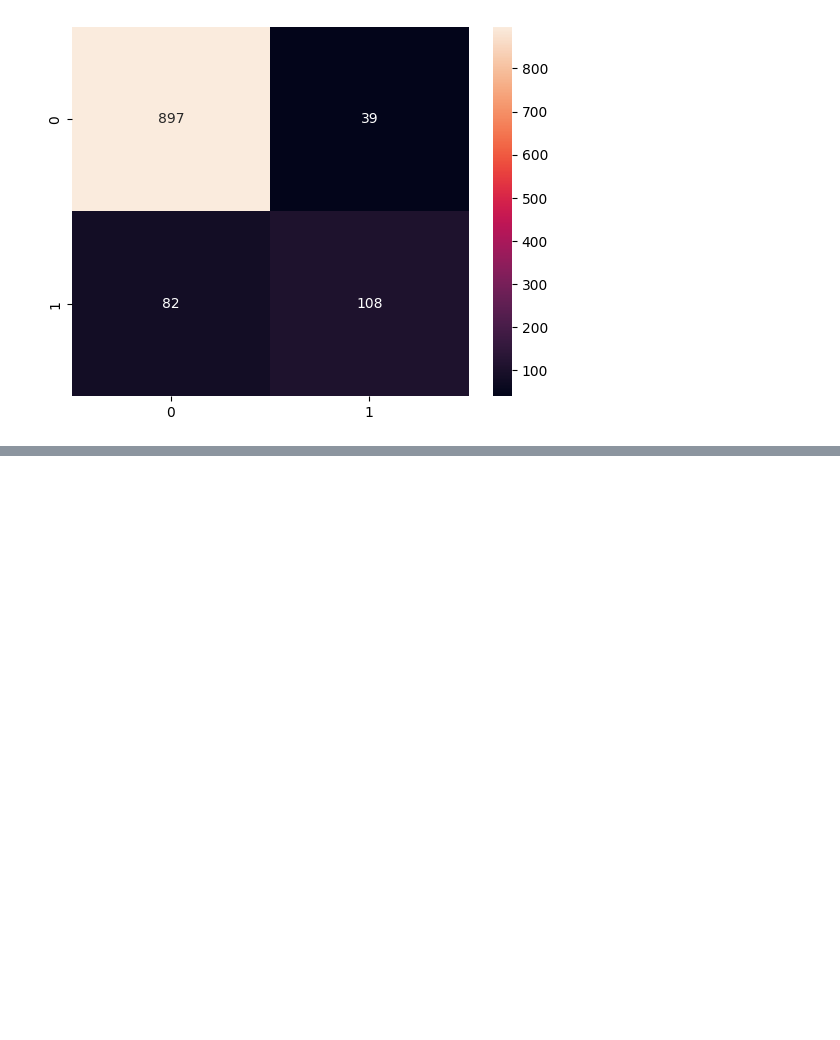
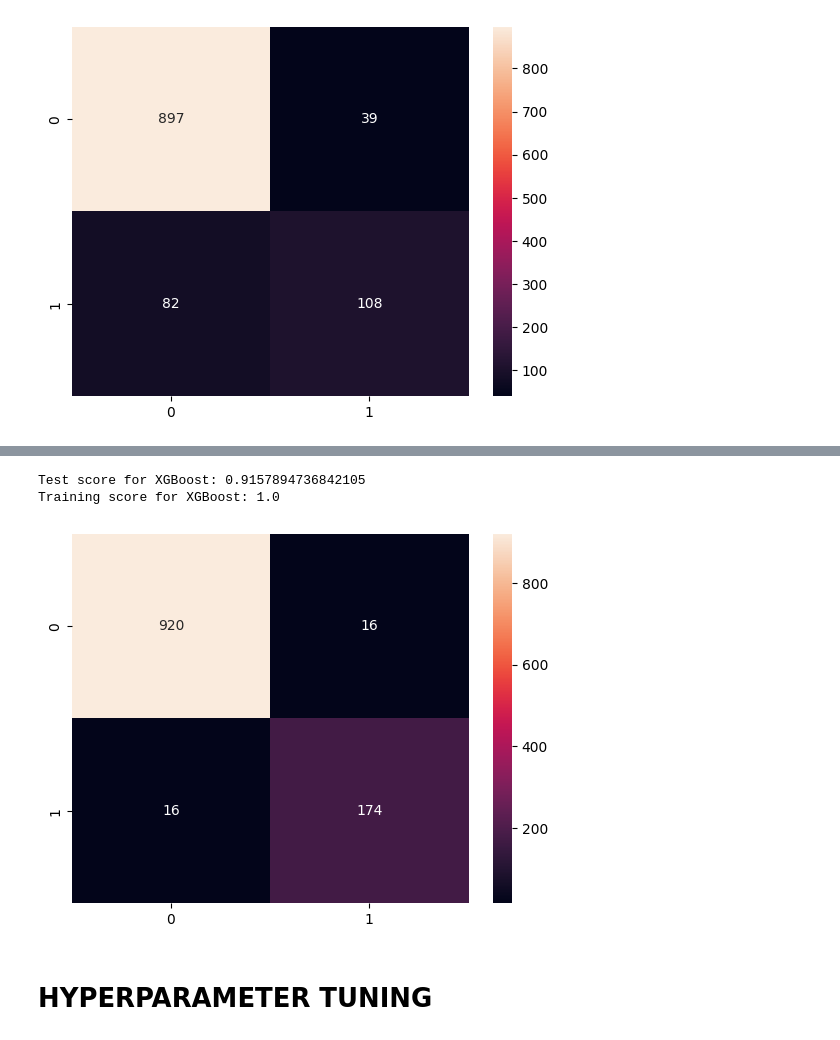
Before and after one commit to MuhammadAshraful/E-commerce-Churn-Insight-Pipeline, a Jupyter notebook: Data_Processing.ipynb, the cells around one changed output, grey strips where cells are left out. Drawn from its saved outputs; the diff is of its cells as text; code cells hidden in the pictures; blank space fills up the shorter version.

```diff
--- a/Data_Processing.ipynb
+++ b/Data_Processing.ipynb
@@ -101,0 +154,14 @@ Training score for Logistic Regression: 0.6497305619707467
+# %%
+#use XGBoost pipeline to predict test and train sample
+xgb_pipe.fit(X_train,y_train)
+print(f"Test score for XGBoost: {f1_score(y_test, xgb_pipe.predict(X_test))}")
+print(f"Training score for XGBoost: {f1_score(y_train, xgb_pipe.predict(X_train))}")
+xgb_mat = confusion_matrix(y_test, xgb_pipe.predict(X_test))
+sns.heatmap(xgb_mat, annot=True, fmt="g")
+plt.show()
+# %% [output]
+Test score for XGBoost: 0.9157894736842105
+Training score for XGBoost: 1.0
+[figure, added]
+# %% [markdown]
+# HYPERPARAMETER TUNING
```
Also changed, not shown: parts of 12 cells of this notebook, 1 other file.
